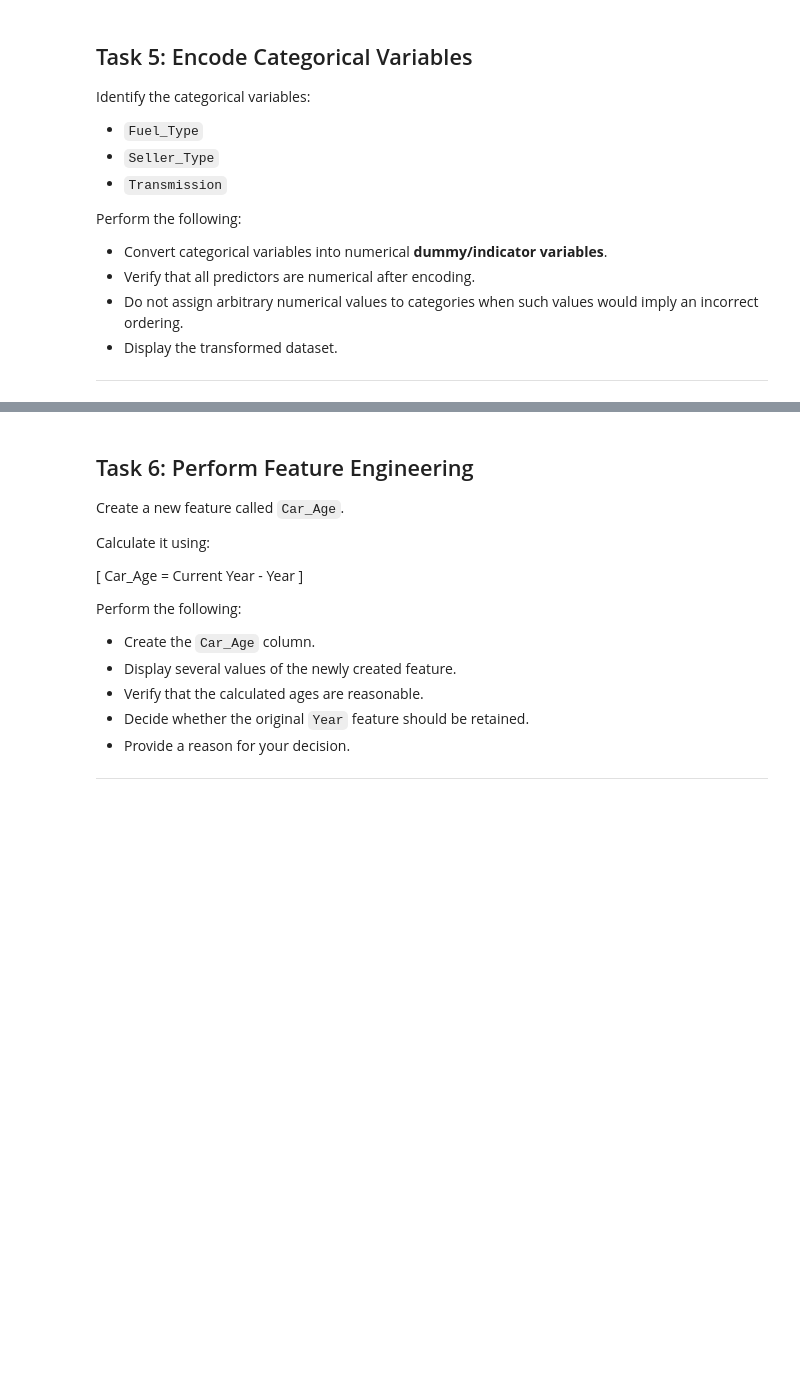
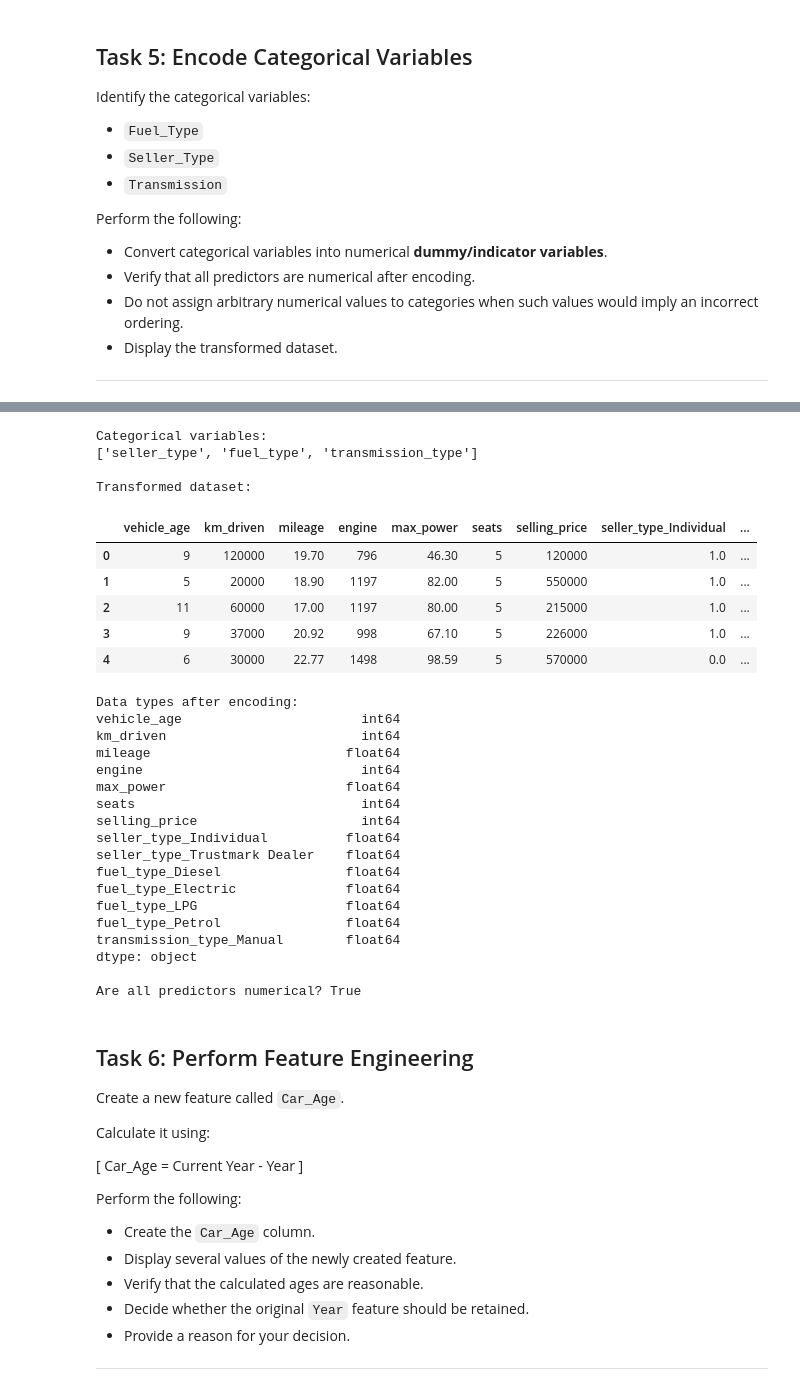
Before and after one commit to rahulm8132/CSL701-CE25_Machine-Learning-Lab, a Jupyter notebook: ML_Experiment_3.ipynb, the cells around one changed output, grey strips where cells are left out. Cells and saved outputs as stored; diff of their text form; code cells hidden in the pictures; blank space fills up the shorter version.

```diff
--- a/ML_Experiment_3.ipynb
+++ b/ML_Experiment_3.ipynb
@@ -341,3 +225,49 @@ True
+# %%
+categorical_features = [c for c in ["seller_type", "fuel_type", "transmission_type"] if c in df.columns]
+print("Categorical variables:")
+print(categorical_features)
+
+# drop_first=True avoids the dummy-variable trap (perfect multicollinearity),
+# and get_dummies avoids imposing a false ordinal ranking on categories.
+df_encoded = pd.get_dummies(df, columns=categorical_features, drop_first=True, dtype=float)
+
+print("\nTransformed dataset:")
+display(df_encoded.head())
+print("\nData types after encoding:")
+print(df_encoded.dtypes)
+
+predictor_columns = [c for c in df_encoded.columns if c != "selling_price"]
+all_numeric = df_encoded[predictor_columns].select_dtypes(exclude=np.number).shape[1] == 0
+print("\nAre all predictors numerical?", all_numeric)
+# %% [output]
+Categorical variables:
+['seller_type', 'fuel_type', 'transmission_type']
+
+Transformed dataset:
+|  | vehicle_age | km_driven | mileage | engine | max_power | seats | selling_price | seller_type_Individual | ... |
+| 0 | 9 | 120000 | 19.70 | 796 | 46.30 | 5 | 120000 | 1.0 | ... |
+| 1 | 5 | 20000 | 18.90 | 1197 | 82.00 | 5 | 550000 | 1.0 | ... |
+| 2 | 11 | 60000 | 17.00 | 1197 | 80.00 | 5 | 215000 | 1.0 | ... |
+| 3 | 9 | 37000 | 20.92 | 998 | 67.10 | 5 | 226000 | 1.0 | ... |
+| 4 | 6 | 30000 | 22.77 | 1498 | 98.59 | 5 | 570000 | 0.0 | ... |
+Data types after encoding:
+vehicle_age                       int64
+km_driven                         int64
+mileage                         float64
+engine                            int64
+max_power                       float64
+seats                             int64
+selling_price                     int64
+seller_type_Individual          float64
+seller_type_Trustmark Dealer    float64
+fuel_type_Diesel                float64
+fuel_type_Electric              float64
+fuel_type_LPG                   float64
+fuel_type_Petrol                float64
+transmission_type_Manual        float64
+dtype: object
+
+Are all predictors numerical? True
 # %% [markdown]
 ## Task 6: Perform Feature Engineering
 
```
Also changed, not shown: parts of 45 cells of this notebook.
